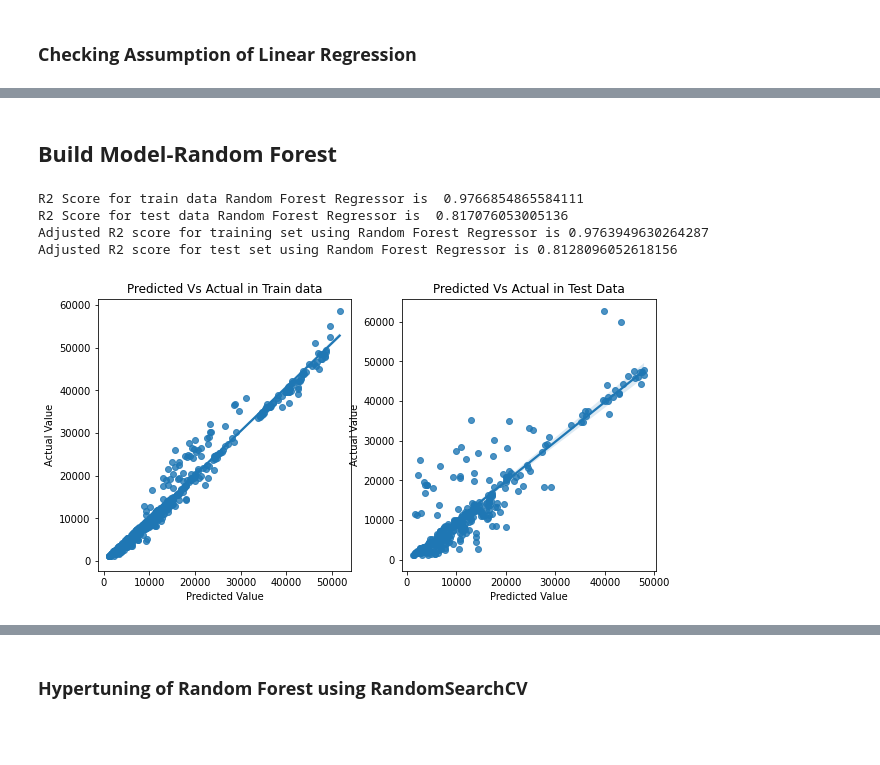
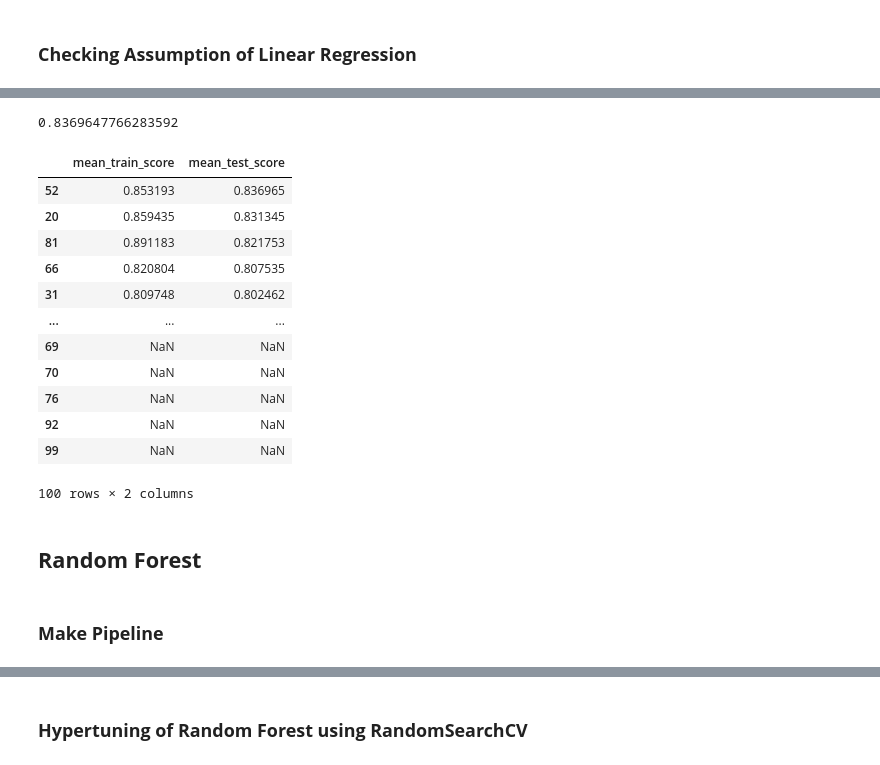
Before and after one commit to anujapande2001/PracticeProjects, a Jupyter notebook: MedicalCostPrediction.ipynb, the cells around one changed output, grey strips where cells are left out. Cells and saved outputs as stored; diff of their text form; code cells hidden in the pictures; blank space fills up the shorter version.

```diff
--- a/MedicalCostPrediction.ipynb
+++ b/MedicalCostPrediction.ipynb
@@ -374,0 +335,4 @@ Adjusted R2 score for test set Decision Tree Regressor is 0.609725190932547
+# %%
+col_trans=make_column_transformer((OneHotEncoder(),cat_col),remainder="passthrough")
+pipeDT=make_pipeline(col_trans,DecisionTreeRegressor(random_state=47))
+kf=KFold(8,shuffle=True,random_state=1)
@@ -423,38 +353,40 @@ Adjusted R2 score for test set using Decision Tree Regressor and tuning with Ran
+# %%
+param_list={
+            "decisiontreeregressor__criterion" : ["squared_error", "absolute_error", "poisson"],
+             "decisiontreeregressor__splitter":["best","random"],
+            "decisiontreeregressor__max_depth" : [None,2,3,4,5,6],
+           "decisiontreeregressor__min_samples_leaf":[1,2,3,4,5],
+            # "min_samples_split" :[2,3,4,5],
+           "decisiontreeregressor__min_weight_fraction_leaf":[0.0,0.1,0.2,0.3,0.4,0.5,0.6,0.7],
+           "decisiontreeregressor__max_features":["auto","log2","sqrt",None],
+           "decisiontreeregressor__max_leaf_nodes":[None,10,20,30,40,50]
+            }
+
+modelDTRandomCV=RandomizedSearchCV(pipeDT,param_list,cv=kf,scoring="r2",
+                                   n_jobs=-1,n_iter=100,return_train_score=True,random_state=15)
+modelDTRandomCV.fit(X,y)
+results=pd.DataFrame(modelDTRandomCV.cv_results_)
+# %%
+print(modelDTRandomCV.best_score_ )
+# print(modelDTRandomCV.best_estimator_)
+# print(modelDTRandomCV.best_params_)
+results[["mean_train_score","mean_test_score"]].sort_values(ascending=False,by="mean_test_score")
+# %% [output]
+0.8369647766283592
+|  | mean_train_score | mean_test_score |
+| 52 | 0.853193 | 0.836965 |
+| 20 | 0.859435 | 0.831345 |
+| 81 | 0.891183 | 0.821753 |
+| 66 | 0.820804 | 0.807535 |
+| 31 | 0.809748 | 0.802462 |
+| ... | ... | ... |
+| 69 | NaN | NaN |
+| 70 | NaN | NaN |
+| 76 | NaN | NaN |
+| 92 | NaN | NaN |
+| 99 | NaN | NaN |
+100 rows × 2 columns
 # %% [markdown]
-## **Build Model-Random Forest**
+## **Random Forest**
-# %%
-modelRF=RandomForestRegressor(random_state=0)
-modelRF.fit(X_train,y_train)
-
-y_train_pred=modelRF.predict(X_train)
-y_test_pred=modelRF.predict(X_test)
-
-figure=plt.figure(figsize=[10,5])
-
-plt.subplot(1,2,1)
-sns.regplot(y_train_pred,y_train)
-plt.title("Predicted Vs Actual in Train data")
-plt.xlabel("Predicted Value")
-plt.ylabel("Actual Value")
-
-plt.subplot(1,2,2)
-sns.regplot(y_test_pred,y_test)
-plt.title("Predicted Vs Actual in Test Data")
-plt.xlabel("Predicted Value")
-plt.ylabel("Actual Value")
-
-r2_train=metrics.r2_score(y_train,y_train_pred)
-r2_test=metrics.r2_score(y_test,y_test_pred)
-print ("R2 Score for train data Random Forest Regressor is ",r2_train)
-print ("R2 Score for test data Random Forest Regressor is ",r2_test)
-
-adj_r_squared_train = 1 - (1-r2_train)*(len(y_train)-1)/(len(y_train)-X_train.shape[1]-1)
-adj_r_squared_test = 1 - (1-r2_test)*(len(y_test)-1)/(len(y_test)-X_test.shape[1]-1)
-print("Adjusted R2 score for training set using Random Forest Regressor is {}".format(adj_r_squared_train))
-print("Adjusted R2 score for test set using Random Forest Regressor is {}".format(adj_r_squared_test))
-# %% [output]
-R2 Score for train data Random Forest Regressor is  0.9766854865584111
-R2 Score for test data Random Forest Regressor is  0.817076053005136
-Adjusted R2 score for training set using Random Forest Regressor is 0.9763949630264287
-Adjusted R2 score for test set using Random Forest Regressor is 0.8128096052618156
-[figure, removed]
+# %% [markdown]
+### **Make Pipeline**
```
Also changed, not shown: parts of 56 cells of this notebook.
